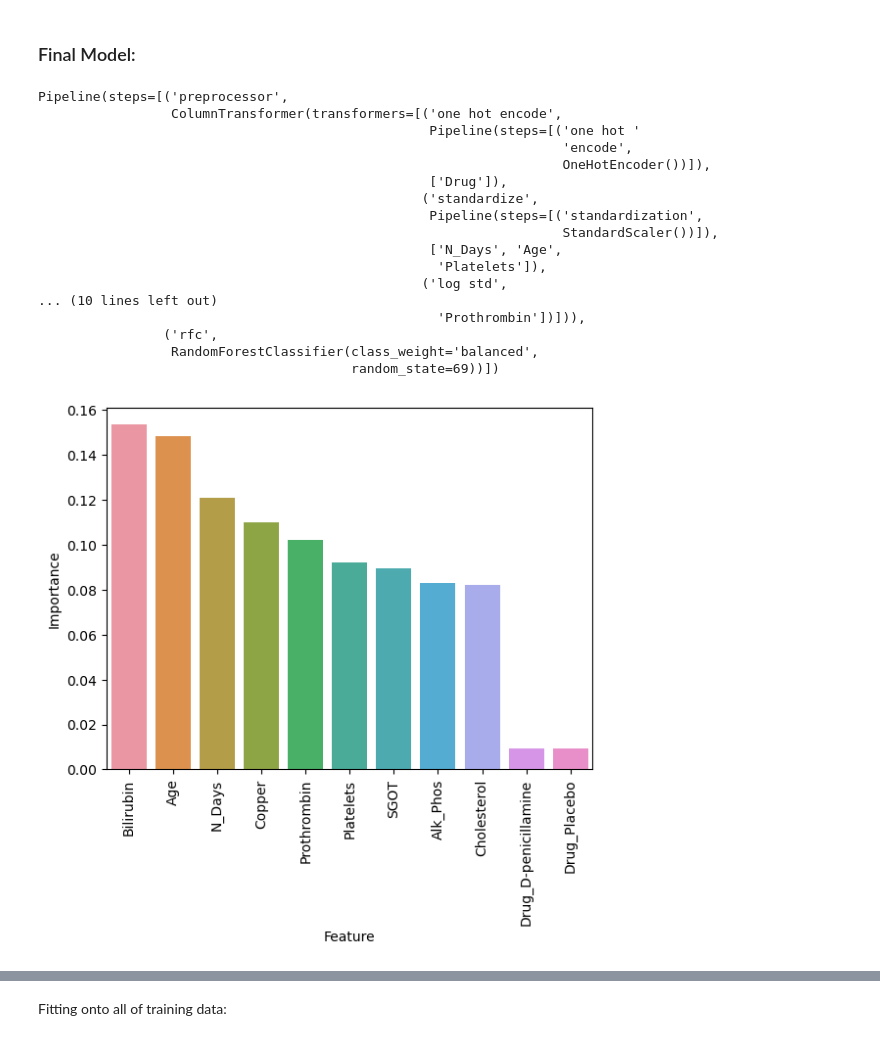
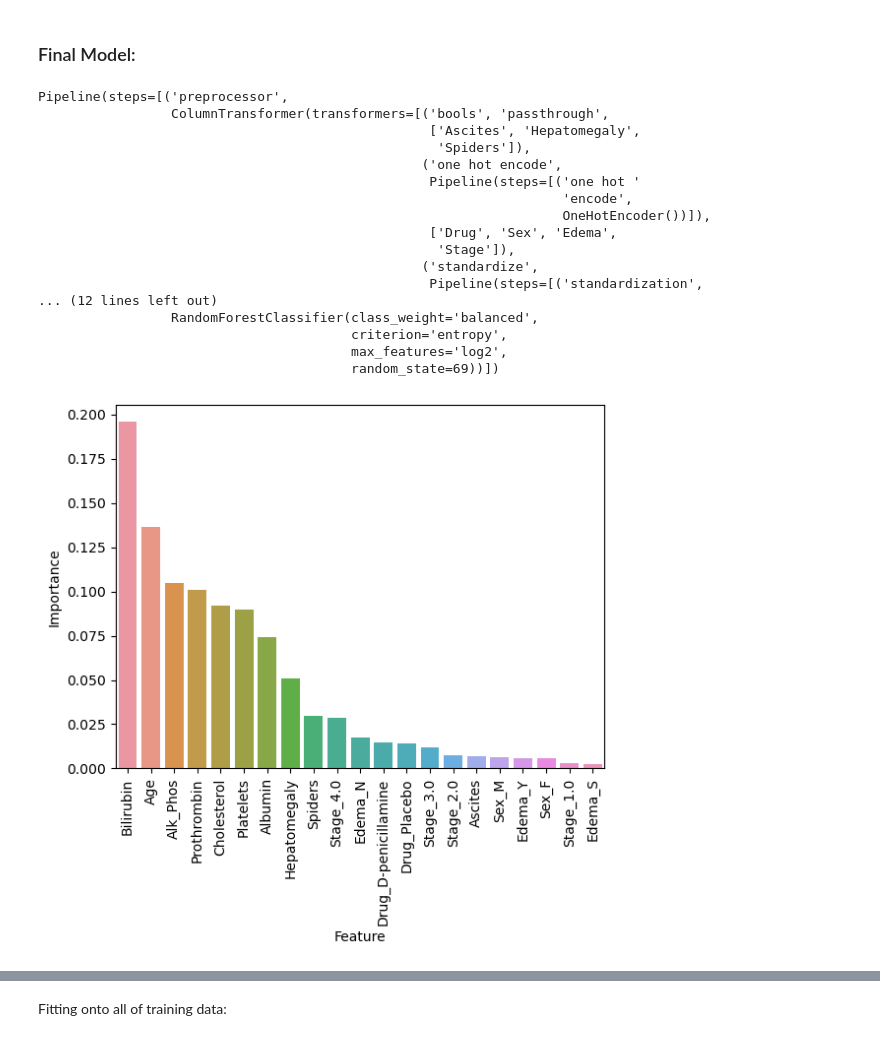
Before and after one commit to BrandonDioneda/Multi-Class-Prediction-of-Cirrhosis-Outcomes, a Jupyter notebook: cirrhosis.ipynb, the cells around one changed output, grey strips where cells are left out. Saved outputs shown, nothing was run; the diff lists cells and outputs as text; code cells hidden in the pictures.

```diff
--- a/cirrhosis.ipynb
+++ b/cirrhosis.ipynb
@@ -199,9 +224,10 @@ train_X, val_X, train_Y, val_Y = train_test_split(
 # %% [markdown]
 ### Baseline Model:
 # %%
-categorical = ['Drug', 'Sex', 'Ascites', 'Hepatomegaly', 'Spiders', 'Edema', 'Stage']
-std = ['Age', 'Albumin', 'Platelets']
-log_std = ['N_Days', 'Bilirubin', 'SGOT', 'Tryglicerides', 'Prothrombin', 'Cholesterol', 'Copper', 'Alk_Phos']
+categorical = ['Sex', 'Drug', 'Edema', 'Stage']
+bools = ['Ascites', 'Hepatomegaly', 'Spiders']
+std = ['N_Days', 'Age', 'Albumin', 'Platelets']
+log_std = ['Bilirubin', 'SGOT', 'Tryglicerides', 'Prothrombin', 'Cholesterol', 'Copper', 'Alk_Phos']
 
 categorical_transformer = Pipeline(
     steps=
@@ -230,6 +256,7 @@ log_std_transformer = Pipeline(
 preproc_base = ColumnTransformer(
     transformers =
     [
+        ('bools', 'passthrough', bools),
         ('one hot encode', categorical_transformer, categorical),
         ('standardize', std_transformer, std),
         ('log std', log_std_transformer, log_std)
@@ -371,0 +537,7 @@ Model obviously overfit training set. The log loss metric was low, but was highe
+# %%
+train_oversampled = train.copy()
+X = train_oversampled.drop(columns={'Status'})
+Y = train_oversampled.Status
+
+smote_tomek = SMOTENC(categorical, random_state=42)
+X_train_resampled, Y_train_resampled = smote_tomek.fit_resample(X, Y)
@@ -376 +579,6 @@ from sklearn.preprocessing import MinMaxScaler
+# %%
+bools       = ['Ascites', 'Hepatomegaly', 'Spiders']
+categorical = ['Drug', 'Sex', 'Edema', 'Stage']
+std         = ['N_Days', 'Age', 'Albumin', 'Platelets']
+log_std     = ['Bilirubin', 'SGOT', 'Tryglicerides', 'Prothrombin', 'Cholesterol', 'Copper', 'Alk_Phos']
 # %%
@@ -432,24 +611,24 @@ final_pl = Pipeline(
     ]
 )
 # %%
-final_pl.fit(train_X, train_Y)
+final_pl.fit(X_train_resampled, Y_train_resampled)
 # %% [output]
 Pipeline(steps=[('preprocessor',
-                 ColumnTransformer(transformers=[('one hot encode',
+                 ColumnTransformer(transformers=[('bools', 'passthrough',
+                                                  ['Ascites', 'Hepatomegaly',
+                                                   'Spiders']),
+                                                 ('one hot encode',
                                                   Pipeline(steps=[('one hot '
                                                                    'encode',
                                                                    OneHotEncoder())]),
-                                                  ['Drug']),
+                                                  ['Drug', 'Sex', 'Edema',
+                                                   'Stage']),
                                                  ('standardize',
                                                   Pipeline(steps=[('standardization',
-                                                                   StandardScaler())]),
-                                                  ['N_Days', 'Age',
-                                                   'Platelets']),
-                                                 ('log std',
-... (10 lines left out)
-                                                   'Prothrombin'])])),
-                ('rfc',
+... (12 lines left out)
                  RandomForestClassifier(class_weight='balanced',
+                                        criterion='entropy',
+                                        max_features='log2',
                                         random_state=69))])
 # %%
 hyperparams = {
@@ -466,25 +645,26 @@ hyperparams = {
 # %%
 feat_importances = final_pl.named_steps['rfc'].feature_importances_
 
 # Get the names of the features after preprocessing
-feature_names = preproc_final.transformers_[0][1]['one hot encode'].get_feature_names_out(categorical).tolist()
-feature_names = feature_names + std + log_std + sparse_dists
+feature_names = preproc_final.transformers_[1][1]['one hot encode'].get_feature_names_out(categorical).tolist()
+
+feature_names = bools + feature_names + std + log_std
 
 # Create a DataFrame to display the feature importances
 feature_importance_df = pd.DataFrame({
     'Feature': feature_names,
     'Importance': feat_importances
 })
 
 # Sort the DataFrame by importance in descending order
 feature_importance_df = feature_importance_df.sort_values(by='Importance', ascending=False)
 
 # Display the feature importances
 feat_fig = sns.barplot(data=feature_importance_df,
                        x='Feature',
                        y='Importance');
 feat_fig.set_xticklabels(labels=feature_importance_df.Feature, rotation=90);
 # %% [output]
-[figure, old version]
+[figure, new version]
 # %%
 final_pl_predicted_train_Y = final_pl.predict(train_X)
```
Also changed, not shown: parts of 52 cells of this notebook, 1 other file.
